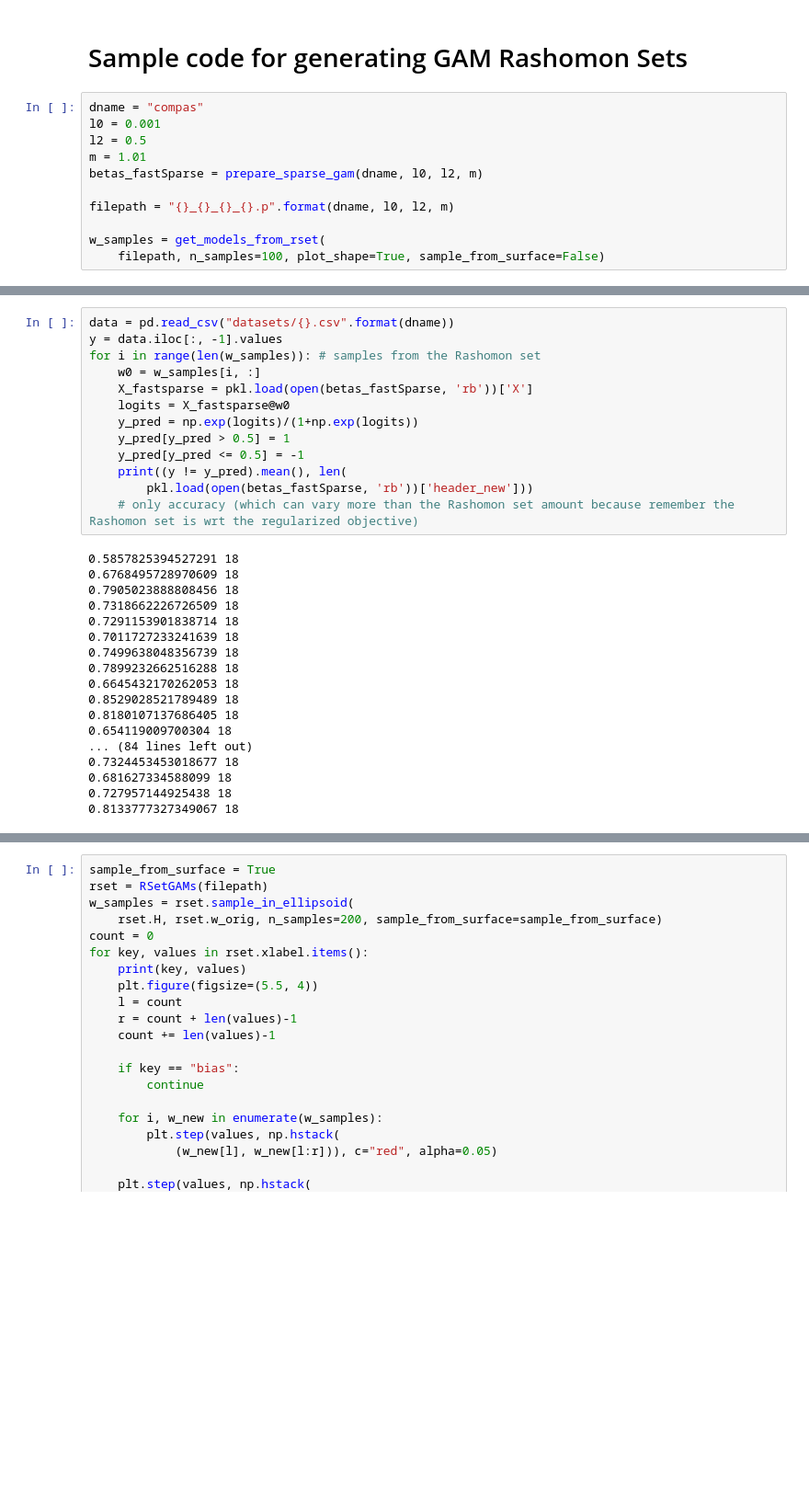
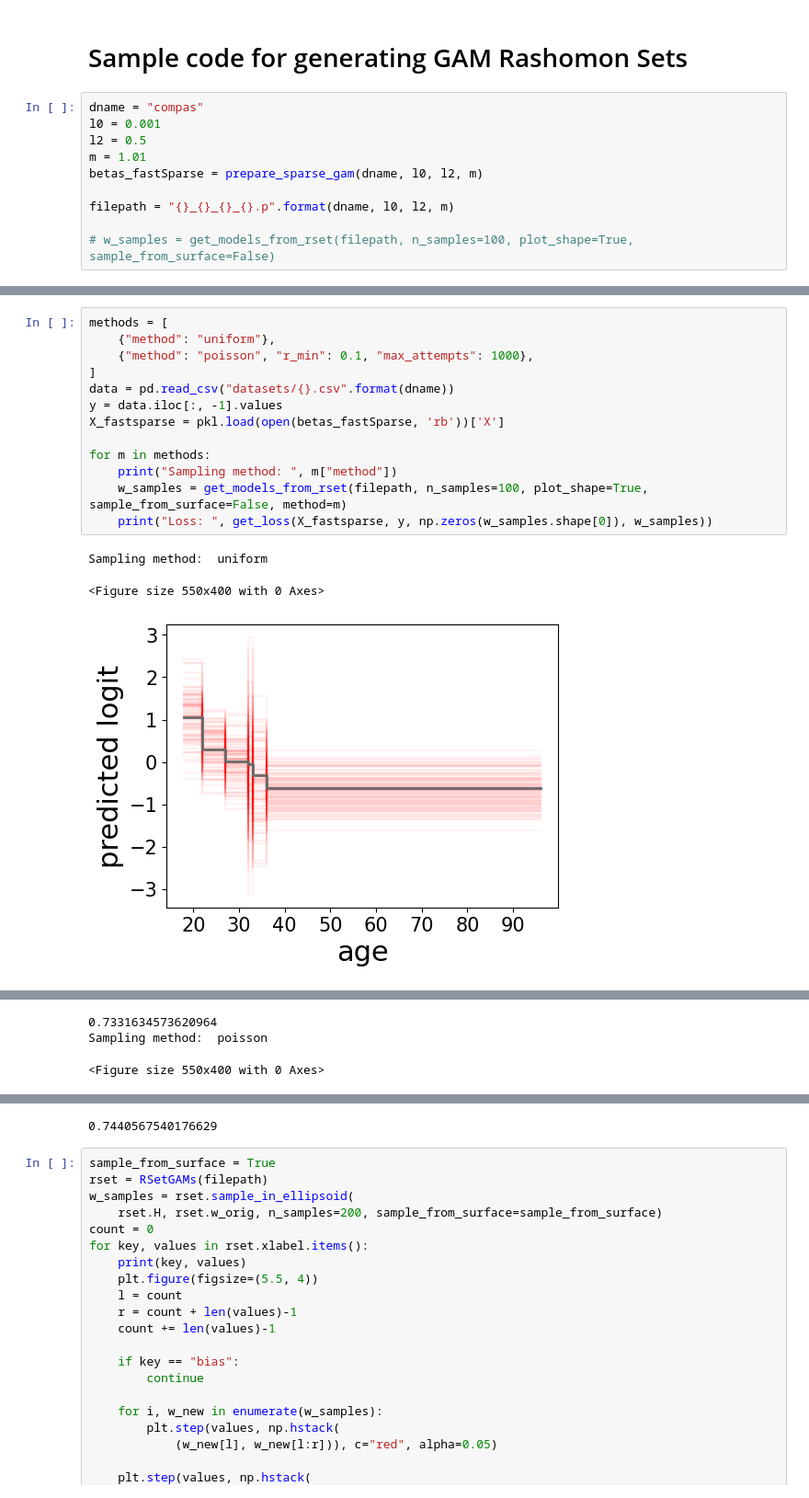
Before and after one commit to chrisli36/gam-rashoman-set, a Jupyter notebook: gam_rsets_with_different_support_sets.ipynb, the cells around one changed output, grey strips where cells are left out. Shown at 92% size. Drawn from its saved outputs; the diff is of its cells as text; blank space fills up the shorter version.

```diff
--- a/gam_rsets_with_different_support_sets.ipynb
+++ b/gam_rsets_with_different_support_sets.ipynb
@@ -18,8 +19,7 @@ betas_fastSparse = prepare_sparse_gam(dname, l0, l2, m)
 
 filepath = "{}_{}_{}_{}.p".format(dname, l0, l2, m)
 
-w_samples = get_models_from_rset(
-    filepath, n_samples=100, plot_shape=True, sample_from_surface=False)
+# w_samples = get_models_from_rset(filepath, n_samples=100, plot_shape=True, sample_from_surface=False)
 # %% [output]
 header dimension 142
 lamb0:0.001, lamb2:0.5, acc:0.6709135659475894, auc:0.728105294647142, supp_size:15
@@ -45,31 +41,17 @@ m:1.01, log objective:1.0675942570197012, eps:1.0782701995898982
-# %%
-data = pd.read_csv("datasets/{}.csv".format(dname))
-y = data.iloc[:, -1].values
-for i in range(len(w_samples)): # samples from the Rashomon set
-    w0 = w_samples[i, :]
-    X_fastsparse = pkl.load(open(betas_fastSparse, 'rb'))['X']
-    logits = X_fastsparse@w0
-    y_pred = np.exp(logits)/(1+np.exp(logits))
-    y_pred[y_pred > 0.5] = 1
-    y_pred[y_pred <= 0.5] = -1
-    print((y != y_pred).mean(), len(
-        pkl.load(open(betas_fastSparse, 'rb'))['header_new']))
-    # only accuracy (which can vary more than the Rashomon set amount because remember the Rashomon set is wrt the regularized objective)
-# %% [output]
-0.5857825394527291 18
-0.6768495728970609 18
-0.7905023888808456 18
-0.7318662226726509 18
-0.7291153901838714 18
-0.7011727233241639 18
-0.7499638048356739 18
-0.7899232662516288 18
-0.6645432170262053 18
-0.8529028521789489 18
-0.8180107137686405 18
-0.654119009700304 18
-... (84 lines left out)
-0.7324453453018677 18
-0.681627334588099 18
-0.727957144925438 18
-0.8133777327349067 18
+# %%
+methods = [
+    {"method": "uniform"},
+    {"method": "poisson", "r_min": 0.1, "max_attempts": 1000},
+]
+data = pd.read_csv("datasets/{}.csv".format(dname))
+y = data.iloc[:, -1].values
+X_fastsparse = pkl.load(open(betas_fastSparse, 'rb'))['X']
+
+for m in methods:
+    print("Sampling method: ", m["method"])
+    w_samples = get_models_from_rset(filepath, n_samples=100, plot_shape=True, sample_from_surface=False, method=m)
+    print("Loss: ", get_loss(X_fastsparse, y, np.zeros(w_samples.shape[0]), w_samples))
+# %% [output]
+Sampling method:  uniform
+<Figure size 550x400 with 0 Axes>
+[figure, added]
@@ -75,0 +60,3 @@ for i in range(len(w_samples)): # samples from the Rashomon set
+0.7331634573620964
+Sampling method:  poisson
+<Figure size 550x400 with 0 Axes>
@@ -76,3 +66,4 @@ for i in range(len(w_samples)): # samples from the Rashomon set
+0.7440567540176629
 # %%
 sample_from_surface = True
 rset = RSetGAMs(filepath)
```
Also changed, not shown: parts of 3 cells of this notebook, 7 other files.
